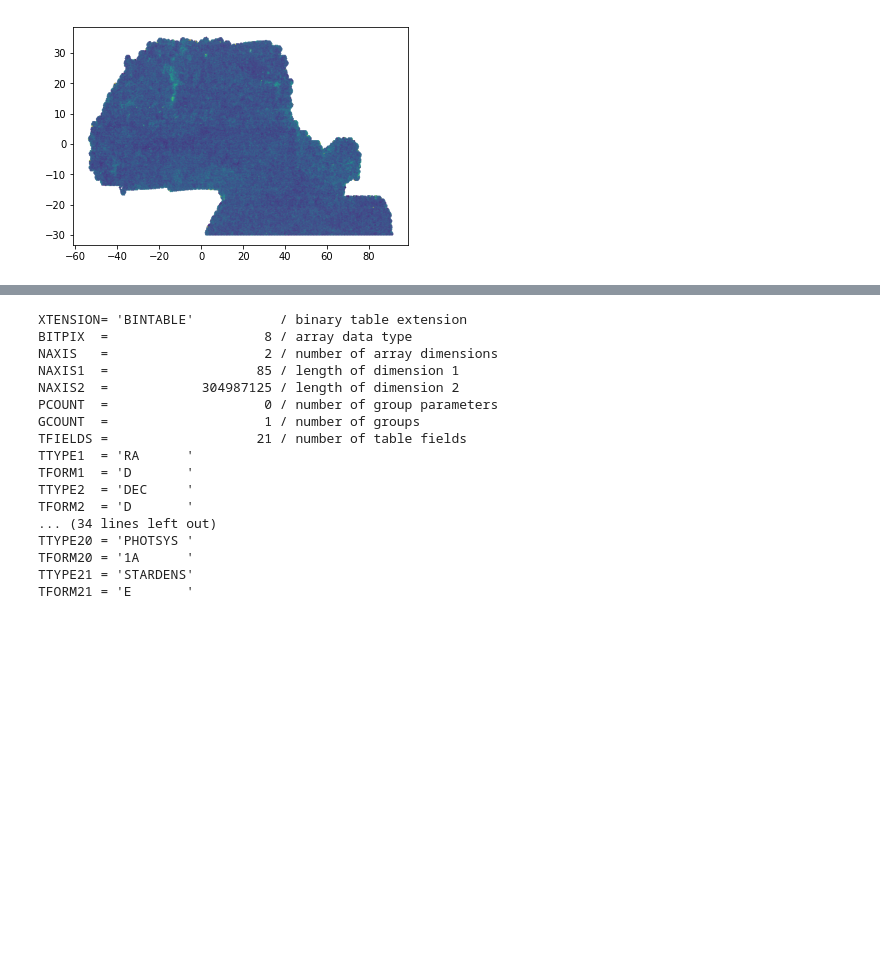
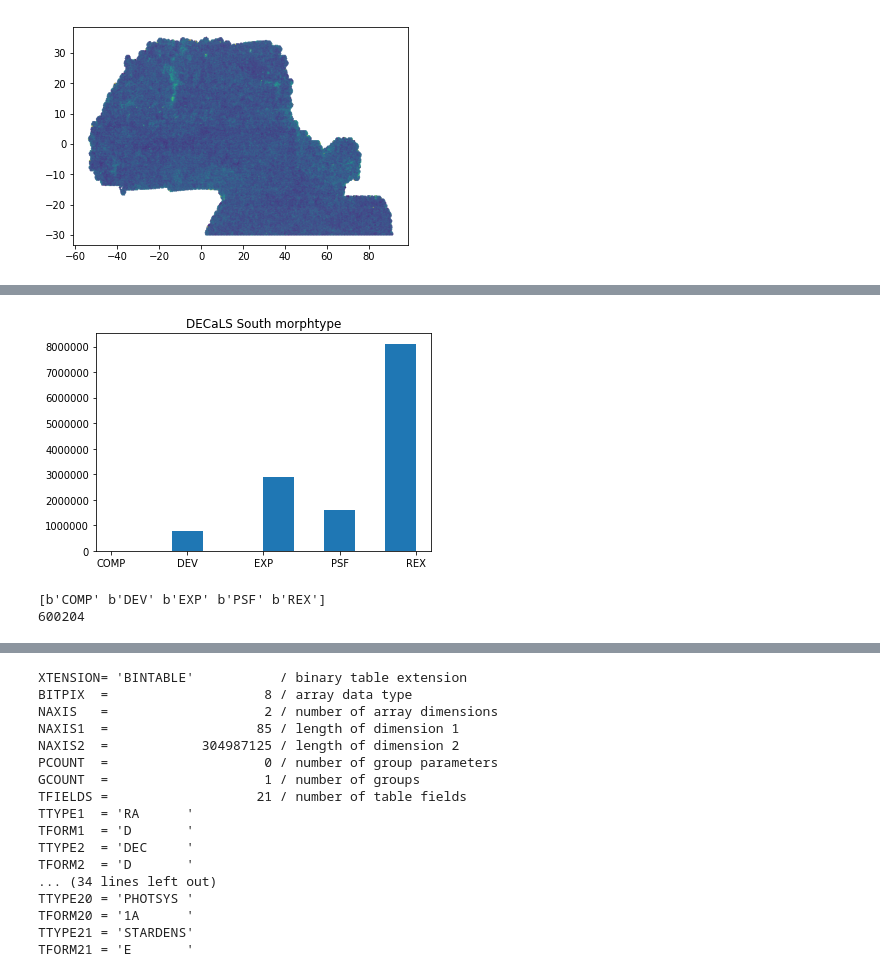
Before and after one commit to desihub/LSS, a Jupyter notebook: Sandbox/DESItarget.ipynb, the cells around one changed output, grey strips where cells are left out. Cells and saved outputs as stored; diff of their text form; code cells hidden in the pictures; blank space fills up the shorter version.

```diff
--- a/Sandbox/DESItarget.ipynb
+++ b/Sandbox/DESItarget.ipynb
@@ -259,0 +276,13 @@ randoms done
+# %%
+plt.hist(d3['MORPHTYPE'])
+plt.title('DECaLS South morphtype')
+plt.show()
+# %% [output]
+[figure, added]
+# %%
+print(np.unique(d1['MORPHTYPE']))
+w1 = d1['MORPHTYPE'] == b'EXP'
+print(len(d1[w1]))
+# %% [output]
+[b'COMP' b'DEV' b'EXP' b'PSF' b'REX']
+600204
```
Also changed, not shown: parts of 16 cells of this notebook.
